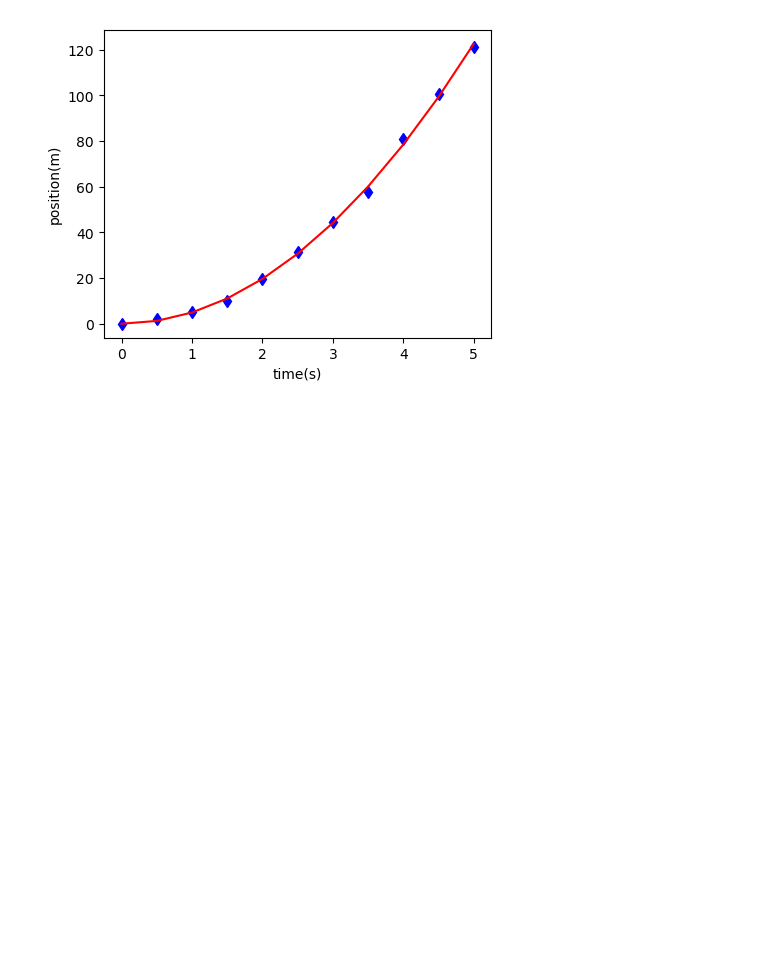
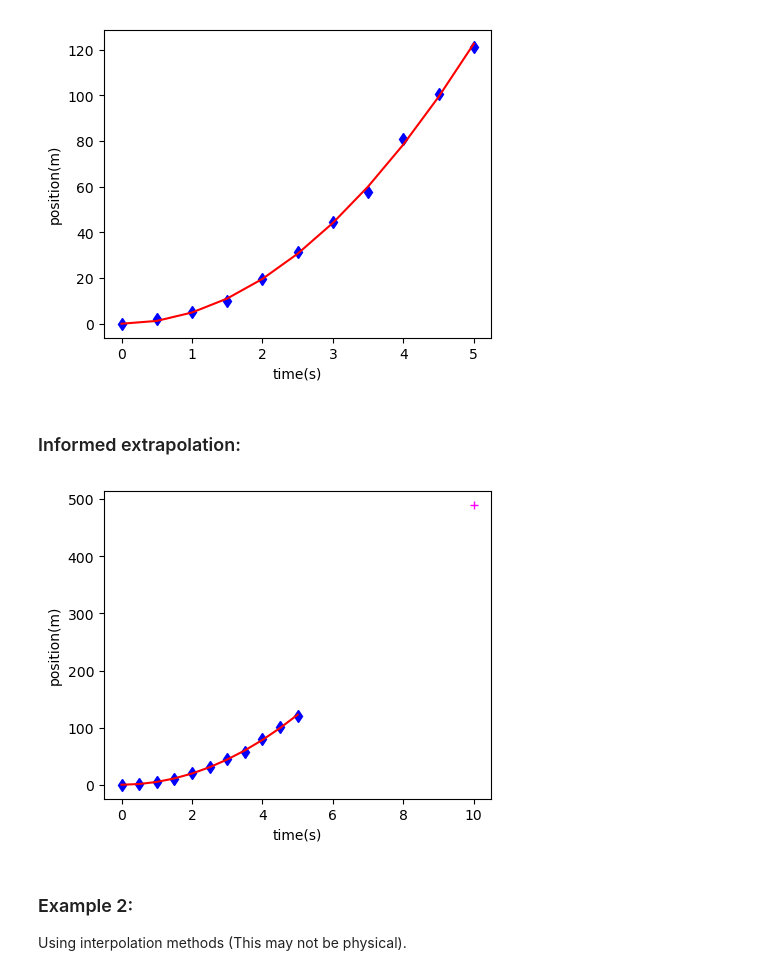
Before and after one commit to wbandabarragan/computational-physics-1, a Jupyter notebook: unit-1/112-extrapolation.ipynb, the cells around one changed output. Saved outputs shown, nothing was run; the diff lists cells and outputs as text; code cells hidden in the pictures; blank space fills up the shorter version.

```diff
--- a/unit-1/112-extrapolation.ipynb
+++ b/unit-1/112-extrapolation.ipynb
@@ -96,3 +96,29 @@ plt.ylabel('position(m)')
 plt.show()
 # %% [output]
 [figure]
+# %% [markdown]
+### Informed extrapolation:
+# %%
+# Extrapolate data to t=10s.
+time_ext = 10.
+
+# Evaluate the model
+position_ext = fit_model(time_ext, coef[0])
+# %%
+# And now we plot
+fig, ax = plt.subplots(figsize=(5,4))
+
+plt.plot(time,position,color='blue', marker = "d", linestyle=" ", label="Original data")
+plt.plot(time,position_fit,color='red', linestyle="-", label="Fit")
+plt.plot(time_ext, position_ext, color = "magenta", marker = "+", linestyle=" ", label="Extrapolated")
+
+plt.xlabel('time(s)')
+plt.ylabel('position(m)')
+
+plt.show()
+# %% [output]
+[figure, added]
+# %% [markdown]
+### Example 2:
+
+Using interpolation methods (This may not be physical).
```
Also changed, not shown: parts of 6 cells of this notebook.
